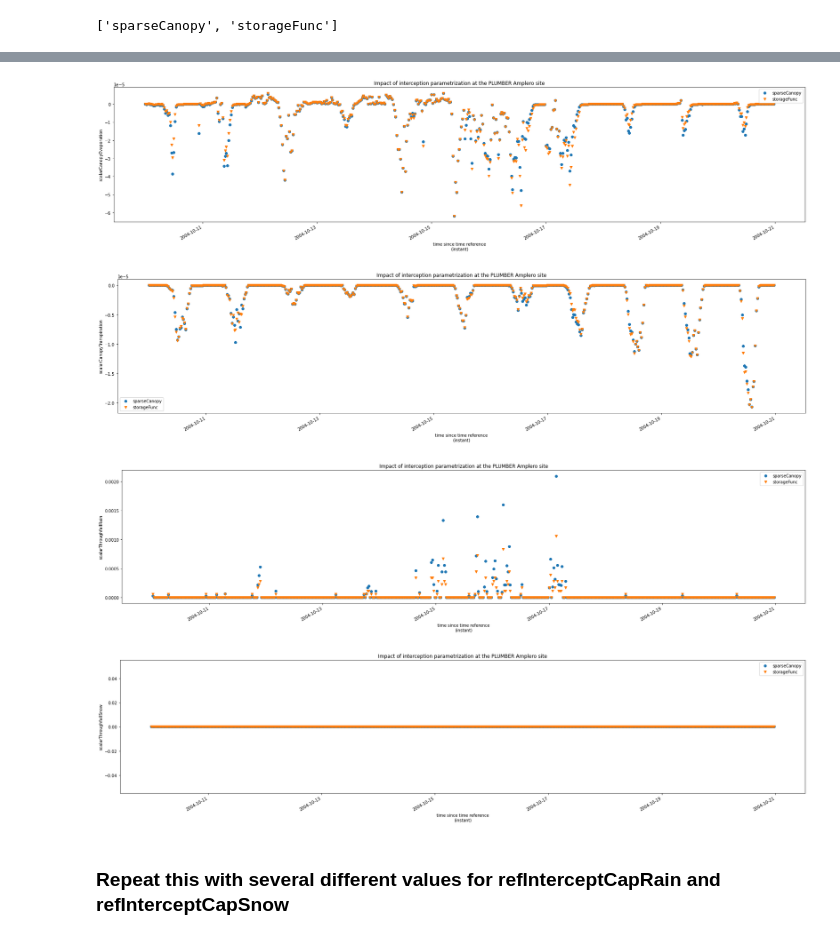
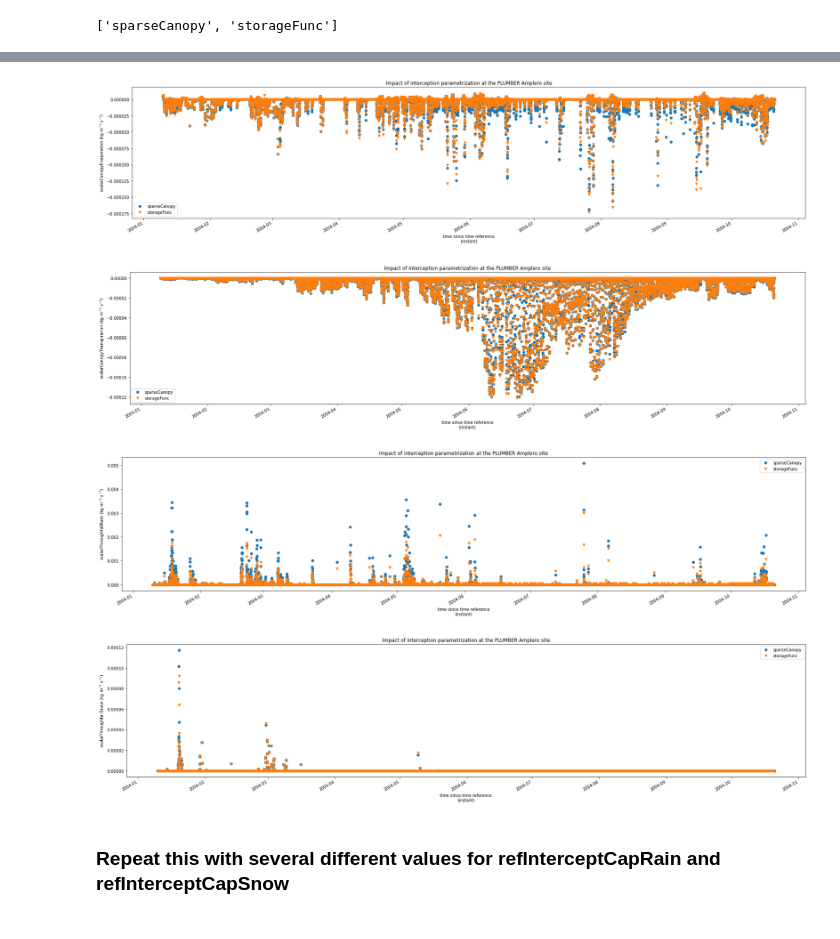
Before and after one commit to acebulsk/pbhmCourse_student, a Jupyter notebook: 3_process_based_modelling/2b_plumber_sites.ipynb, the cells around one changed output, grey strips where cells are left out. Saved outputs shown, nothing was run; the diff lists cells and outputs as text; code cells hidden in the pictures.

```diff
--- a/3_process_based_modelling/2b_plumber_sites.ipynb
+++ b/3_process_based_modelling/2b_plumber_sites.ipynb
@@ -120,7 +120,7 @@ for parametrization in parametrizations:
     s_amplero.decisions[decision] = parametrization
 
     # Run the model
-    s_amplero.run('local', run_suffix=decision + '_' + parametrization )
+    # s_amplero.run('local', run_suffix=decision + '_' + parametrization )
 # %% [output]
 Setting up simulations with parametrization CLM_2stream for canopySrad
 Setting up simulations with parametrization UEB_2stream for canopySrad
@@ -231,3 +219,8 @@ output_files = [
+# %%
+# prepare the plot
+output_files = [
+    './output/plumber/Amplero/Amplero__cIntercept_storageFunc_timestep.nc',
+    './output/plumber/Amplero/Amplero__cIntercept_sparseCanopy_timestep.nc']
 # %%
 # define a plotting function that collects a bunch of commands that need to be repeated to get each simulation into the plot
 def aux_plot_1(files,labels,param, start_date, end_date):
@@ -259,24 +254,24 @@ def aux_plot_1(files,labels,param, start_date, end_date):
 # %%
 # make the plot
 select_params = ['scalarCanopyEvaporation', 'scalarCanopyTranspiration', 'scalarThroughfallRain', 'scalarThroughfallSnow']
 
 # aux_plot_1(output_files1,'0.01', 'scalarThroughfallRain')
 # aux_plot_1(output_files,labels, 'scalarThroughfallRain', '2004-1-1', '2004-2-1')
 
 for p in select_params:
     plt.figure(figsize=(30,6))
-    aux_plot_1(output_files,parametrizations, p, '2004-10-10', '2004-10-20')
+    aux_plot_1(output_files,parametrizations, p, '2004-1-10', '2004-10-20')
     plt.legend()
     plt.title('Impact of interception parametrization at the PLUMBER Amplero site')
-    plt.ylabel(p);
+    plt.ylabel(p + ' (kg m$^{-2}$ s$^{-1}$)');
 
 # storage function is where interception is a function of storage in the canopy, so as the canopy fills up with rain we get more throughfall / less interception
 # with sparse canopy interception is represented as a fraction
 # %% [output]
-[figure, old version]
+[figure, new version]
-[figure, old version]
+[figure, new version]
-[figure, old version]
+[figure, new version]
-[figure, old version]
+[figure, new version]
 # %% [markdown]
 ### Repeat this with several different values for refInterceptCapRain and refInterceptCapSnow
 # %%
```
Also changed, not shown: parts of 22 cells of this notebook.
